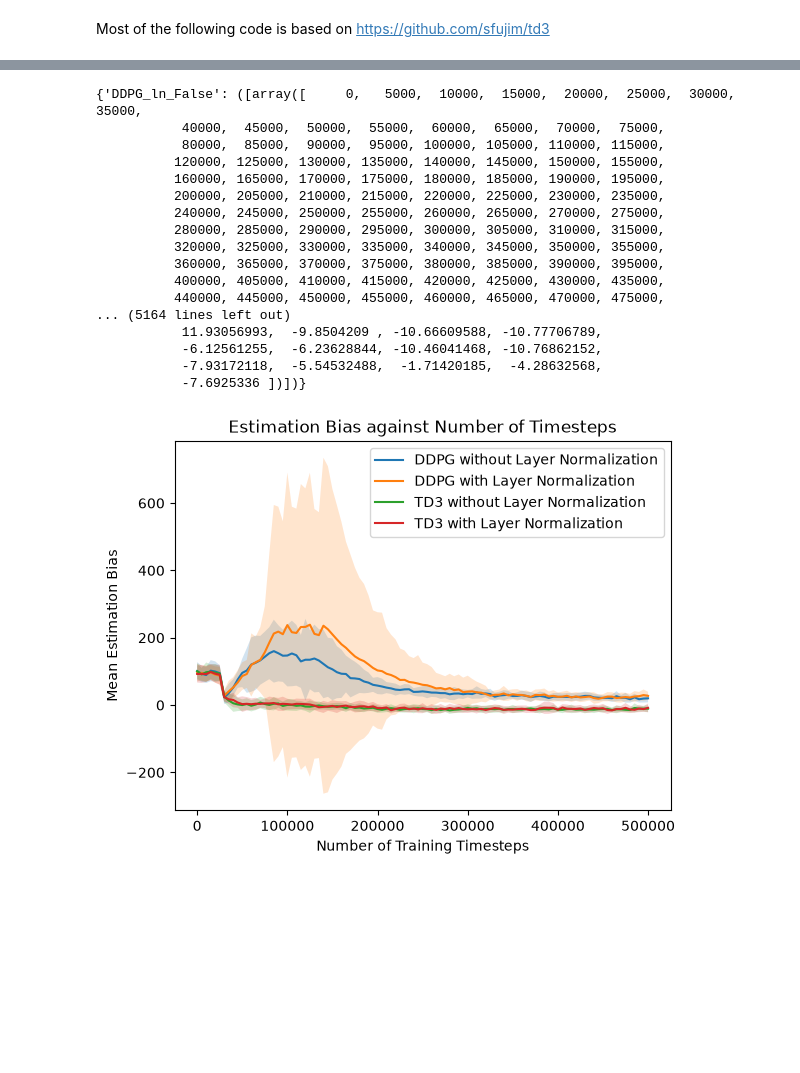
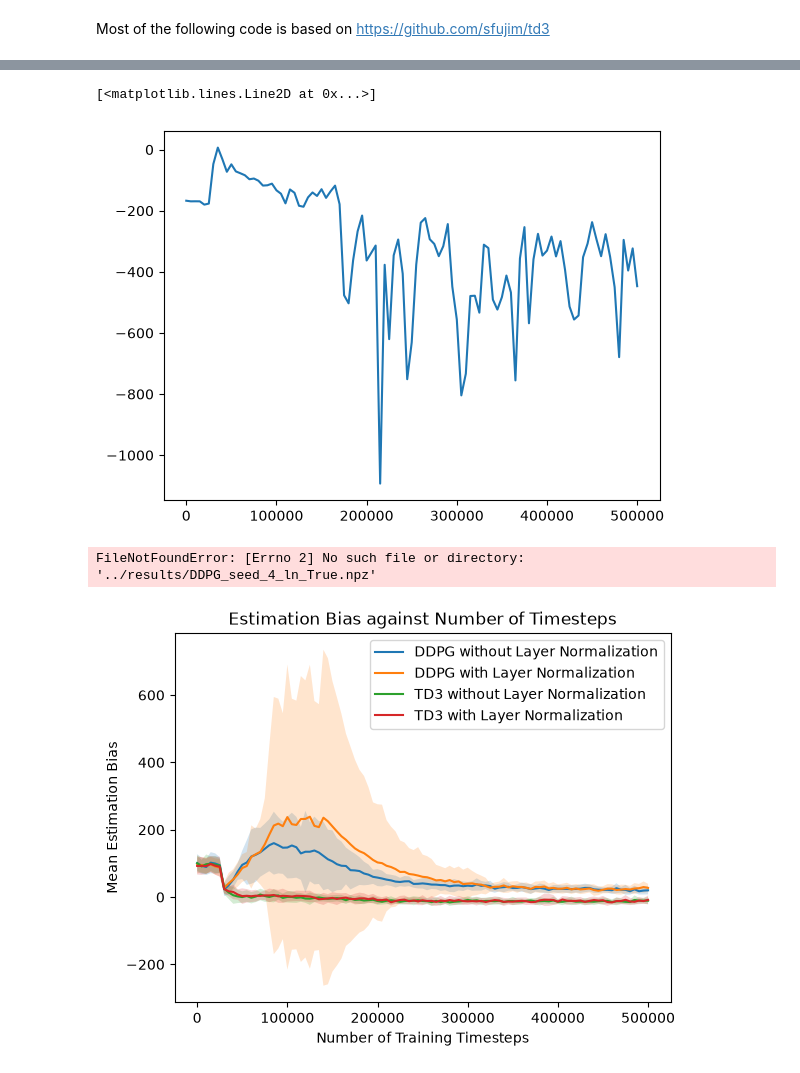
Before and after one commit to SitaraLiang/ddpg-td3-layernorm-lunar, a Jupyter notebook: notebooks/notebook.ipynb, the cells around one changed output, grey strips where cells are left out. Cells and saved outputs as stored; diff of their text form; code cells hidden in the pictures; blank space fills up the shorter version.

```diff
--- a/notebooks/notebook.ipynb
+++ b/notebooks/notebook.ipynb
@@ -75,3 +102,8 @@ ValueError: too many values to unpack (expected 3)
+# %%
+plt.plot(steps, mean_evaluations)
+# %% [output]
+[<matplotlib.lines.Line2D at 0x...>]
+[figure, added]
 # %%
 import numpy as np
 
@@ -104,34 +136,16 @@ for algo in [DDPG, TD3]:
         steps = []
         evaluations = []
         biases = []
-        for seed in range(20):
-            x = np.load(
+        for seed in range(15):
+            data = np.load(
                 f"../results/{algo.__name__}_seed_{seed}_ln_{layer_normalization}.npz"
             )
-            steps.append(x["steps"])
-            evaluations.append(x["evaluations"])
-            biases.append(x["biases"])
+            steps.append(data["steps"])
+            evaluations.append(data["evaluations"])
+            biases.append(data["biases"])
         res[f"{algo.__name__}_ln_{layer_normalization}"] = (steps, evaluations, biases)
+# %% [output]
+FileNotFoundError: [Errno 2] No such file or directory: '../results/DDPG_seed_4_ln_True.npz'
-# %%
-ass
-# %% [output]
-{'DDPG_ln_False': ([array([     0,   5000,  10000,  15000,  20000,  25000,  30000,  35000,
-           40000,  45000,  50000,  55000,  60000,  65000,  70000,  75000,
-           80000,  85000,  90000,  95000, 100000, 105000, 110000, 115000,
-          120000, 125000, 130000, 135000, 140000, 145000, 150000, 155000,
-          160000, 165000, 170000, 175000, 180000, 185000, 190000, 195000,
-          200000, 205000, 210000, 215000, 220000, 225000, 230000, 235000,
-          240000, 245000, 250000, 255000, 260000, 265000, 270000, 275000,
-          280000, 285000, 290000, 295000, 300000, 305000, 310000, 315000,
-          320000, 325000, 330000, 335000, 340000, 345000, 350000, 355000,
-          360000, 365000, 370000, 375000, 380000, 385000, 390000, 395000,
-          400000, 405000, 410000, 415000, 420000, 425000, 430000, 435000,
-          440000, 445000, 450000, 455000, 460000, 465000, 470000, 475000,
-... (5164 lines left out)
-           11.93056993,  -9.8504209 , -10.66609588, -10.77706789,
-           -6.12561255,  -6.23628844, -10.46041468, -10.76862152,
-           -7.93172118,  -5.54532488,  -1.71420185,  -4.28632568,
-           -7.6925336 ])])}
 # %%
 plt.title("Estimation Bias against Number of Timesteps")
 for algo in [DDPG, TD3]:
```
Also changed, not shown: parts of 5 cells of this notebook, 2 other files.
